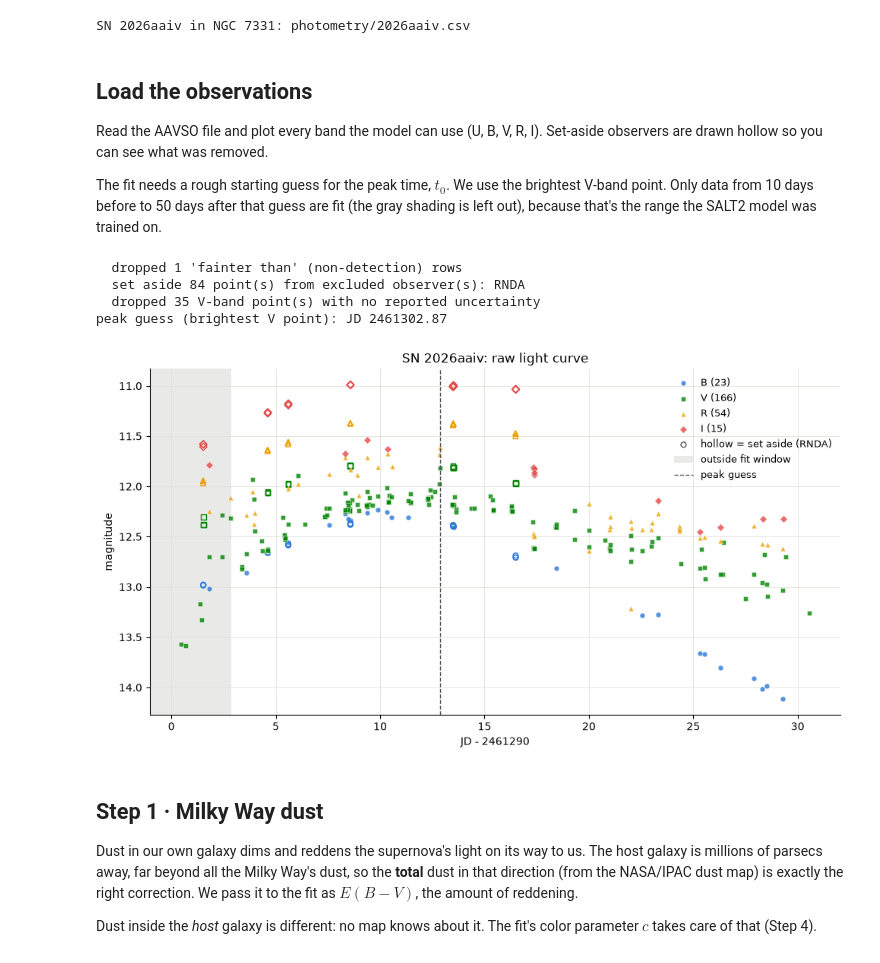
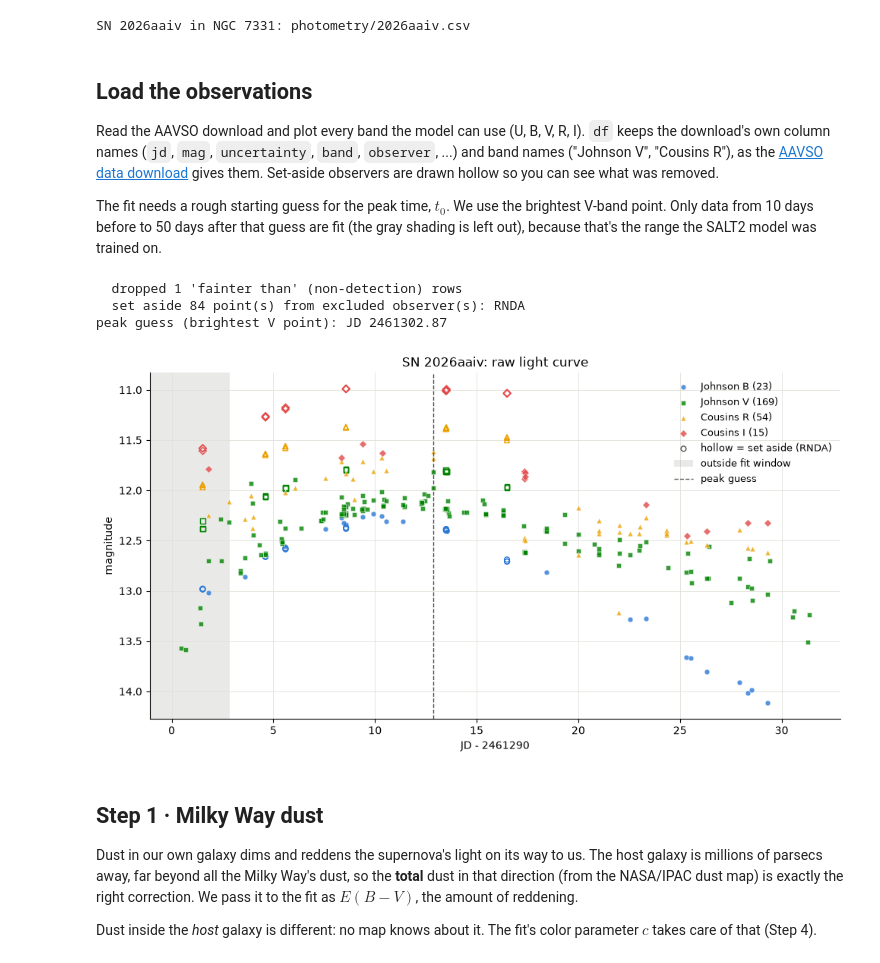
Before and after one commit to jeffrwatts/AstroNotebooks, a Jupyter notebook: sn1a_distance.ipynb, the cells around one changed output. Drawn from its saved outputs; the diff is of its cells as text; code cells hidden in the pictures.

```diff
--- a/sn1a_distance.ipynb
+++ b/sn1a_distance.ipynb
@@ -149,7 +149,10 @@ SN 2026aaiv in NGC 7331: photometry/2026aaiv.csv
 # %% [markdown]
 ## Load the observations
 
-Read the AAVSO file and plot every band the model can use (U, B, V, R, I).
+Read the AAVSO download and plot every band the model can use (U, B, V, R, I).
+`df` keeps the download's own column names (`jd`, `mag`, `uncertainty`, `band`,
+`observer`, ...) and band names ("Johnson V", "Cousins R"), as the
+[AAVSO data download](https://www.aavso.org/data-download) gives them.
 Set-aside observers are drawn hollow so you can see what was removed.
 
 The fit needs a rough starting guess for the peak time, $t_0$. We use the
@@ -157,22 +160,21 @@ brightest V-band point. Only data from 10 days before to 50 days after that
 guess are fit (the gray shading is left out), because that's the range the
 SALT2 model was trained on.
 # %%
-df_all = aavso.load_aavso_report(target["file"])
+df_all = aavso.load_aid_download(target["file"])
 df, df_excluded = aavso.split_by_observer(df_all, target.get("exclude"))
 
-times, mags = aavso.get_band_series(df, "V")
-t0_guess = times[np.argmin(mags)]
+v = df[df["band"] == "Johnson V"].dropna(subset=["jd", "mag", "uncertainty"])
+t0_guess = v["jd"].iloc[np.argmin(v["mag"])]
 print(f"peak guess (brightest V point): JD {t0_guess:.2f}")
 
 plots.plot_multiband(df, f"{SUPERNOVA}: raw light curve", excluded=df_excluded,
                      t0_guess=t0_guess, phase_window=supernova.PHASE_WINDOW)
 plt.show()
 # %% [output]
   dropped 1 'fainter than' (non-detection) rows
   set aside 84 point(s) from excluded observer(s): RNDA
-  dropped 35 V-band point(s) with no reported uncertainty
 peak guess (brightest V point): JD 2461302.87
-[figure, old version]
+[figure, new version]
 # %% [markdown]
 ## Step 1 · Milky Way dust
 
```
Also changed, not shown: parts of 9 cells of this notebook, 5 other files.
